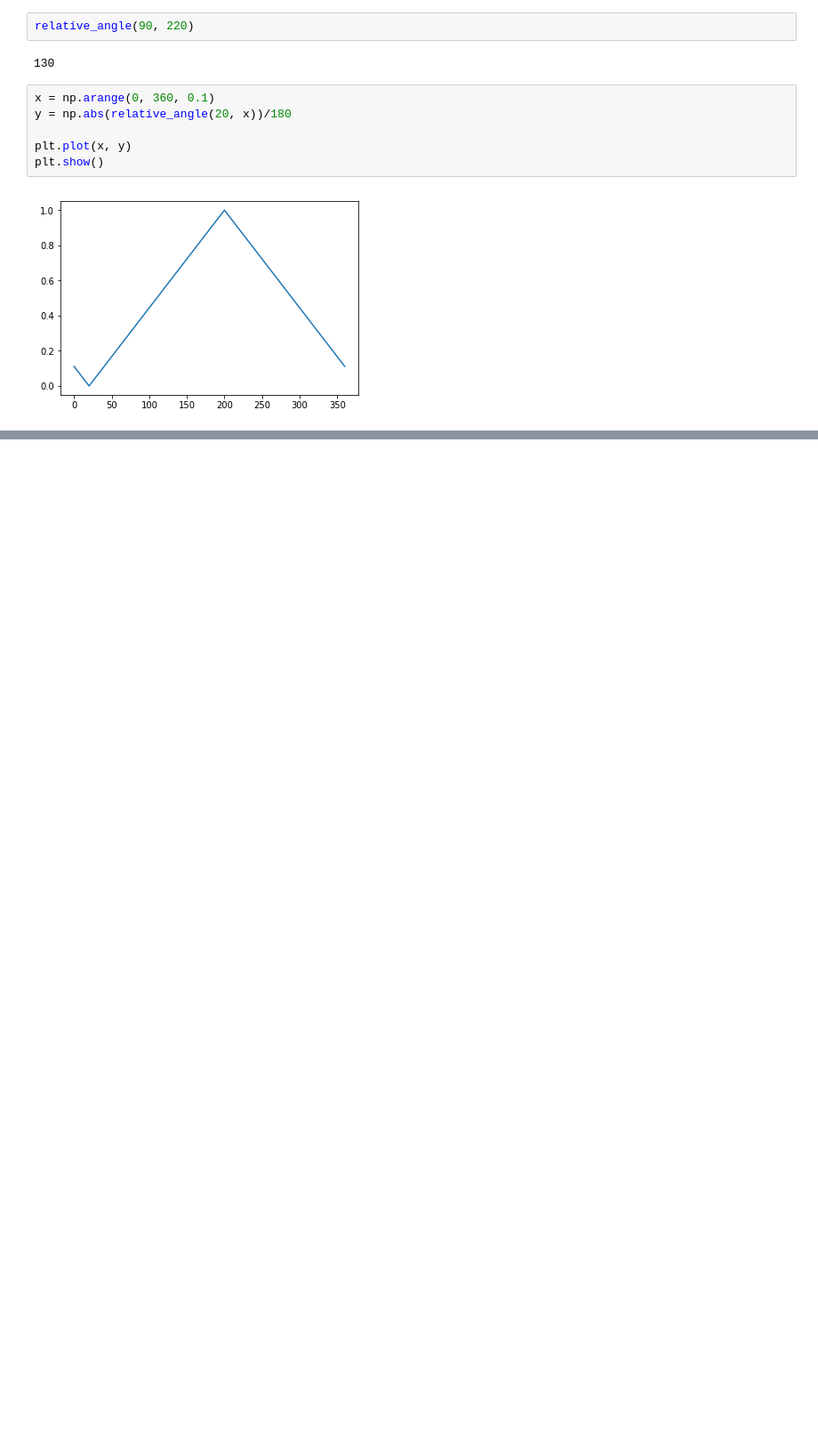
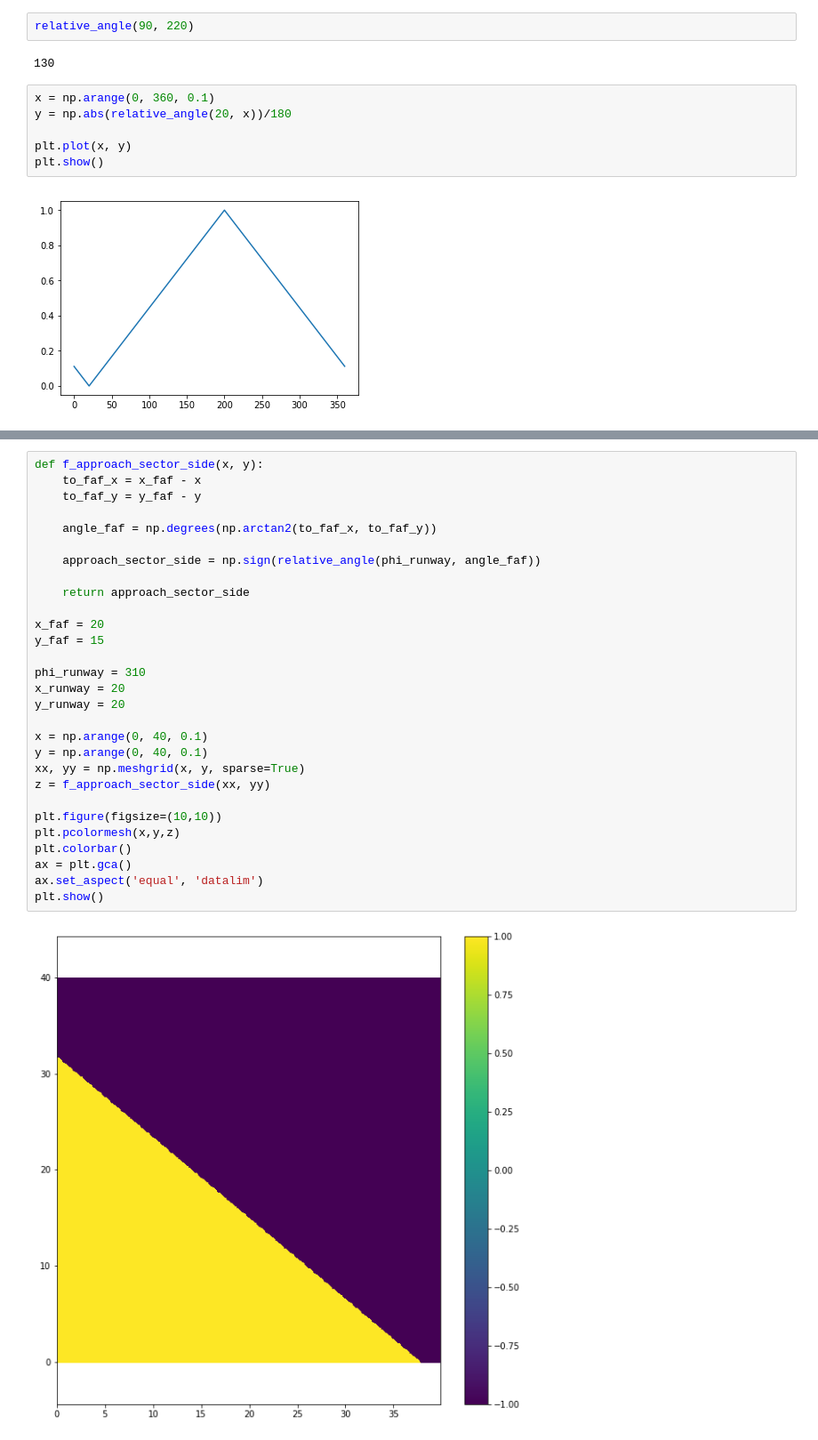
Before and after one commit to fvalka/atc-reinforcement-learning, a Jupyter notebook: concept_docs/reward_concept_eval.ipynb, the cells around one changed output, grey strips where cells are left out. Shown at 89% size. Cells and saved outputs as stored; diff of their text form; blank space fills up the shorter version.

```diff
--- a/concept_docs/reward_concept_eval.ipynb
+++ b/concept_docs/reward_concept_eval.ipynb
@@ -94,0 +83,31 @@ plt.show()
+# %%
+def f_approach_sector_side(x, y):
+    to_faf_x = x_faf - x
+    to_faf_y = y_faf - y
+
+    angle_faf = np.degrees(np.arctan2(to_faf_x, to_faf_y))
+
+    approach_sector_side = np.sign(relative_angle(phi_runway, angle_faf))
+
+    return approach_sector_side
+
+x_faf = 20
+y_faf = 15
+
+phi_runway = 310
+x_runway = 20
+y_runway = 20
+
+x = np.arange(0, 40, 0.1)
+y = np.arange(0, 40, 0.1)
+xx, yy = np.meshgrid(x, y, sparse=True)
+z = f_approach_sector_side(xx, yy)
+
+plt.figure(figsize=(10,10))
+plt.pcolormesh(x,y,z)
+plt.colorbar()
+ax = plt.gca()
+ax.set_aspect('equal', 'datalim')
+plt.show()
+# %% [output]
+[figure, added]
```
Also changed, not shown: parts of 6 cells of this notebook, 2 other files.
